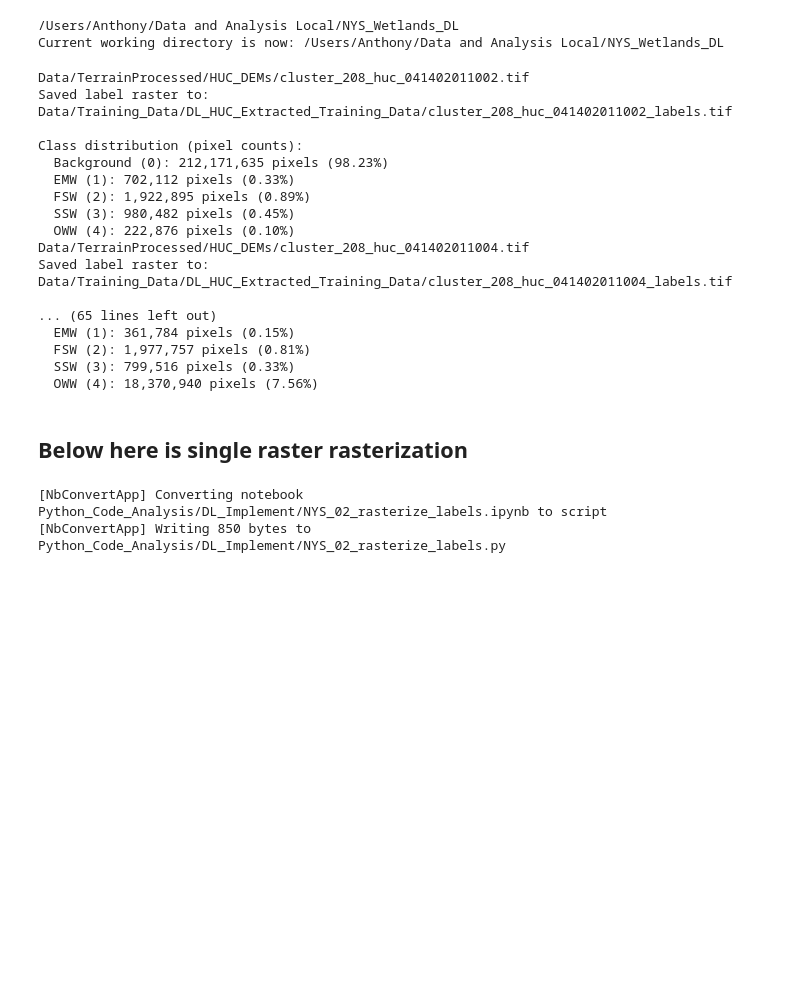
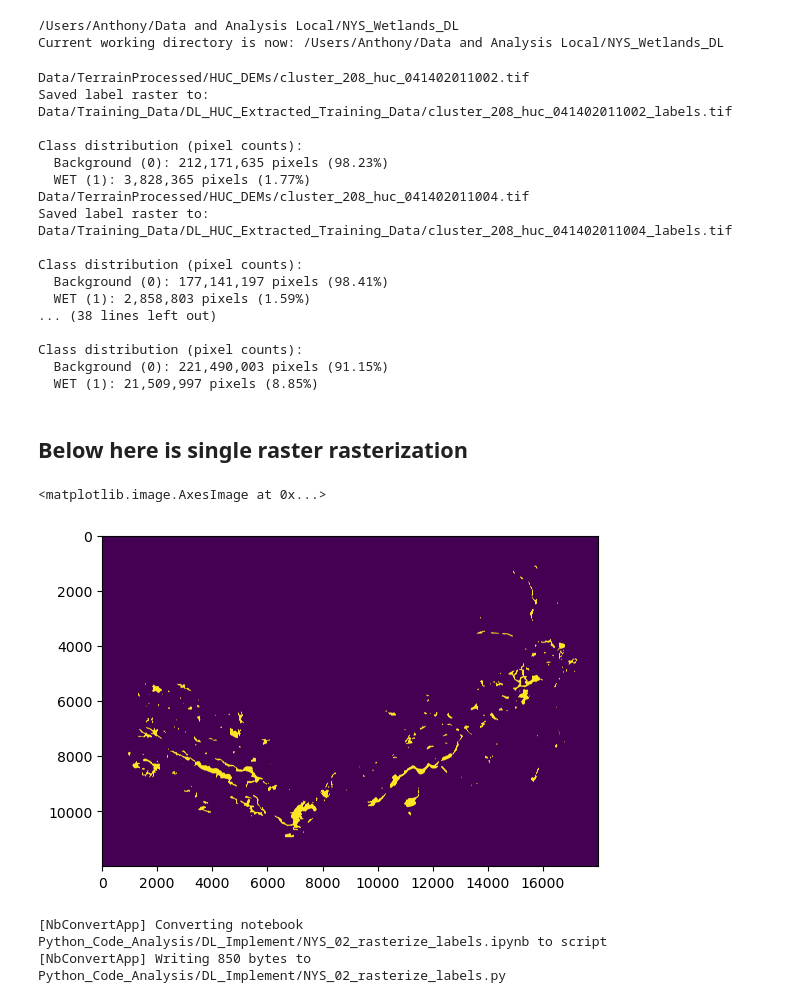
Before and after one commit to ajs0428/NYS_Wetlands_DL, a Jupyter notebook: Python_Code_Analysis/DL_Implement/NYS_02_rasterize_labels.ipynb, the cells around one changed output. Cells and saved outputs as stored; diff of their text form; code cells hidden in the pictures; blank space fills up the shorter version.

```diff
--- a/Python_Code_Analysis/DL_Implement/NYS_02_rasterize_labels.ipynb
+++ b/Python_Code_Analysis/DL_Implement/NYS_02_rasterize_labels.ipynb
@@ -39,6 +39,13 @@ class_mapping = {
     'SSW': 3,  # Shrub Scrub Wetland
     'OWW': 4,  # Open Water Wetland
 }
+
+coarse_class_mapping = {
+    'EMW': 1,  # Emergent Wetland
+    'FSW': 1,  # Forested Wetland
+    'SSW': 1,  # Shrub Scrub Wetland
+    'OWW': 1,  # Open Water Wetland
+}
 # %%
 for i in aoi_hucs["huc12"]:
     # === FILE PATHS ===
@@ -55,7 +62,7 @@ for i in aoi_hucs["huc12"]:
     # === LOAD AND PREPARE WETLANDS ===
     wetlands = gpd.read_file(wetlands_path)
     # Add numeric class values
-    wetlands['class_value'] = wetlands['MOD_CLASS'].map(class_mapping)
+    wetlands['class_value'] = wetlands['MOD_CLASS'].map(coarse_class_mapping)
 
     # Check for any unmapped classes
     if wetlands['class_value'].isna().any():
@@ -91,29 +98,39 @@ for i in aoi_hucs["huc12"]:
     unique, counts = np.unique(label_raster, return_counts=True)
     total_pixels = label_raster.size
     for val, count in zip(unique, counts):
-        class_name = {0: 'Background', 1: 'EMW', 2: 'FSW', 3: 'SSW', 4: 'OWW'}.get(val, 'Unknown')
+        #class_name = {0: 'Background', 1: 'EMW', 2: 'FSW', 3: 'SSW', 4: 'OWW'}.get(val, 'Unknown')
+        coarse_class_name = {0: 'Background', 1: 'WET'}.get(val, 'Unknown')
         percentage = (count / total_pixels) * 100
-        print(f"  {class_name} ({val}): {count:,} pixels ({percentage:.2f}%)")
+        print(f"  {coarse_class_name} ({val}): {count:,} pixels ({percentage:.2f}%)")
 # %% [output]
 Data/TerrainProcessed/HUC_DEMs/cluster_208_huc_041402011002.tif
 Saved label raster to: Data/Training_Data/DL_HUC_Extracted_Training_Data/cluster_208_huc_041402011002_labels.tif
 
 Class distribution (pixel counts):
   Background (0): 212,171,635 pixels (98.23%)
-  EMW (1): 702,112 pixels (0.33%)
-  FSW (2): 1,922,895 pixels (0.89%)
-  SSW (3): 980,482 pixels (0.45%)
-  OWW (4): 222,876 pixels (0.10%)
+  WET (1): 3,828,365 pixels (1.77%)
 Data/TerrainProcessed/HUC_DEMs/cluster_208_huc_041402011004.tif
 Saved label raster to: Data/Training_Data/DL_HUC_Extracted_Training_Data/cluster_208_huc_041402011004_labels.tif
 
-... (65 lines left out)
-  EMW (1): 361,784 pixels (0.15%)
-  FSW (2): 1,977,757 pixels (0.81%)
-  SSW (3): 799,516 pixels (0.33%)
-  OWW (4): 18,370,940 pixels (7.56%)
+Class distribution (pixel counts):
+  Background (0): 177,141,197 pixels (98.41%)
+  WET (1): 2,858,803 pixels (1.59%)
+... (38 lines left out)
+
+Class distribution (pixel counts):
+  Background (0): 221,490,003 pixels (91.15%)
+  WET (1): 21,509,997 pixels (8.85%)
 # %% [markdown]
 ## Below here is single raster rasterization
+# %%
+with rasterio.open("Data/Training_Data/DL_HUC_Extracted_Training_Data/cluster_208_huc_041402011002_labels.tif") as src:
+    test = src.read()
+# %%
+import matplotlib.pyplot as plt
+plt.imshow(test.squeeze())
+# %% [output]
+<matplotlib.image.AxesImage at 0x...>
+[figure, added]
 # %%
 !jupyter nbconvert --to script Python_Code_Analysis/DL_Implement/NYS_02_rasterize_labels.ipynb --TagRemovePreprocessor.remove_cell_tags='{"remove"}'
 # %% [output]
```
Also changed, not shown: 7 other files.
